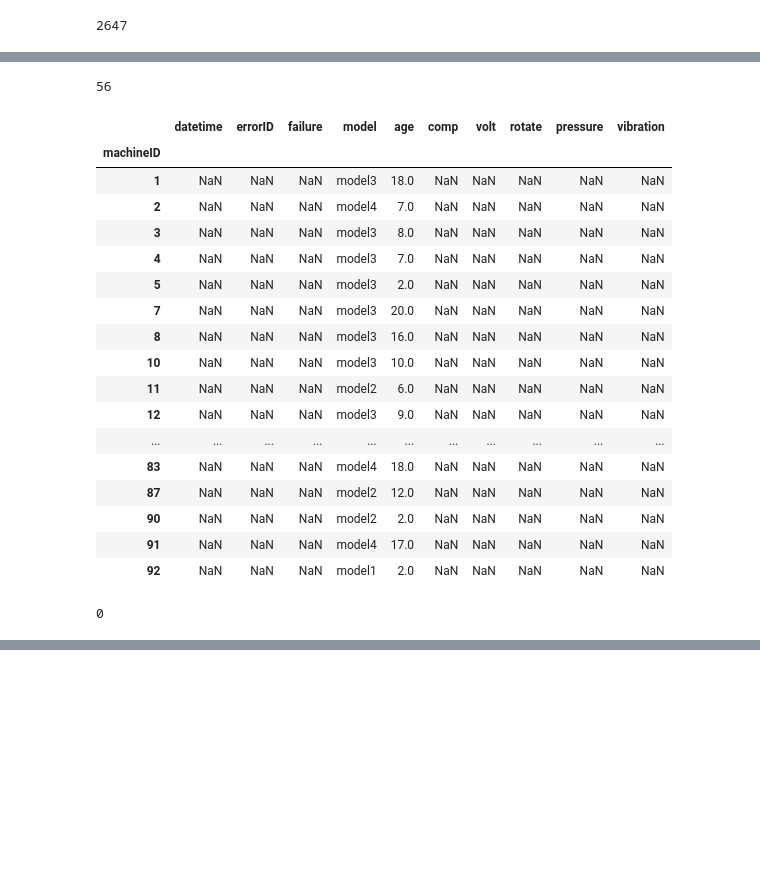
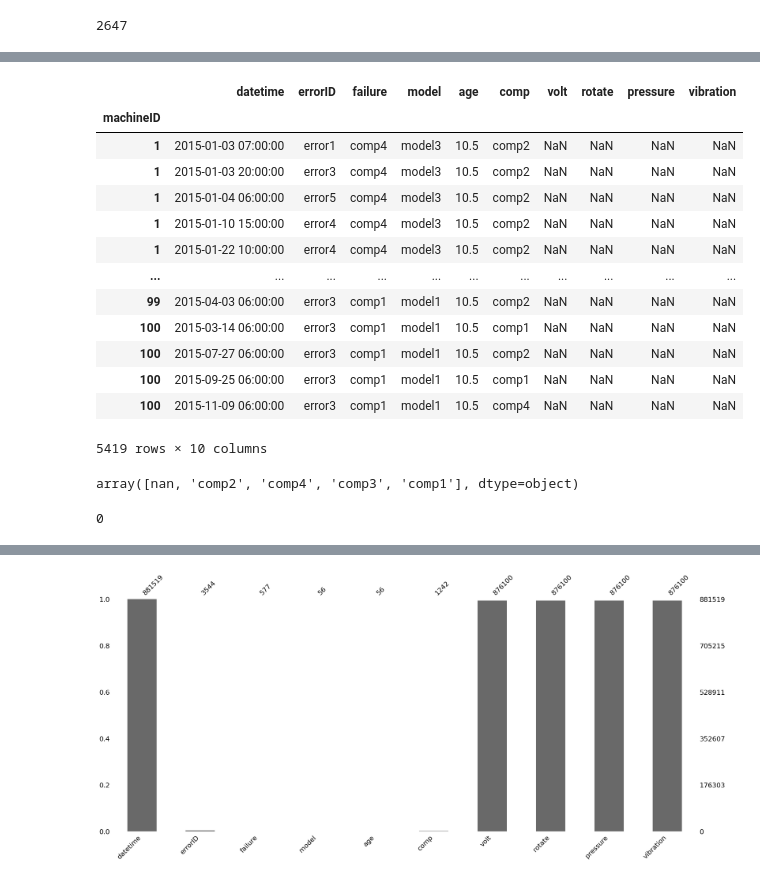
Before and after one commit to Brian342/RedBull_SensorSync, a Jupyter notebook: SensorSync.ipynb, the cells around one changed output, grey strips where cells are left out. Cells and saved outputs as stored; diff of their text form; code cells hidden in the pictures; blank space fills up the shorter version.

```diff
--- a/SensorSync.ipynb
+++ b/SensorSync.ipynb
@@ -207,41 +208,39 @@ vibration      5419
 dtype: int64
 # %%
-# checking for Null values in each column
-combine_copy['datetime'].isna().sum()
+# display all the null values on a cell
+combine_copy[combine_copy['volt'].isna()]
 # %% [output]
+|  | datetime | errorID | failure | model | age | comp | volt | rotate | pressure | vibration |
+| machineID |  |  |  |  |  |  |  |  |  |  |
+| 1 | 2015-01-03 07:00:00 | error1 | comp4 | model3 | 10.5 | comp2 | NaN | NaN | NaN | NaN |
+| 1 | 2015-01-03 20:00:00 | error3 | comp4 | model3 | 10.5 | comp2 | NaN | NaN | NaN | NaN |
+| 1 | 2015-01-04 06:00:00 | error5 | comp4 | model3 | 10.5 | comp2 | NaN | NaN | NaN | NaN |
+| 1 | 2015-01-10 15:00:00 | error4 | comp4 | model3 | 10.5 | comp2 | NaN | NaN | NaN | NaN |
+| 1 | 2015-01-22 10:00:00 | error4 | comp4 | model3 | 10.5 | comp2 | NaN | NaN | NaN | NaN |
+| ... | ... | ... | ... | ... | ... | ... | ... | ... | ... | ... |
+| 99 | 2015-04-03 06:00:00 | error3 | comp1 | model1 | 10.5 | comp2 | NaN | NaN | NaN | NaN |
+| 100 | 2015-03-14 06:00:00 | error3 | comp1 | model1 | 10.5 | comp1 | NaN | NaN | NaN | NaN |
+| 100 | 2015-07-27 06:00:00 | error3 | comp1 | model1 | 10.5 | comp2 | NaN | NaN | NaN | NaN |
+| 100 | 2015-09-25 06:00:00 | error3 | comp1 | model1 | 10.5 | comp1 | NaN | NaN | NaN | NaN |
+| 100 | 2015-11-09 06:00:00 | error3 | comp1 | model1 | 10.5 | comp4 | NaN | NaN | NaN | NaN |
-56
+5419 rows × 10 columns
 # %%
 # display all the rows and columns
 pd.reset_option("display.max_rows", None)
+# %%
+combine_copy['comp'].unique()
+# %% [output]
+array([nan, 'comp2', 'comp4', 'comp3', 'comp1'], dtype=object)
 # %%
-# display all the null values on a cell
-combine_copy[combine_copy['datetime'].isna()]
+# filling null values on all the cell
+combine_copy['volt'].bfill(inplace=True)
-# %% [output]
-|  | datetime | errorID | failure | model | age | comp | volt | rotate | pressure | vibration |
-| machineID |  |  |  |  |  |  |  |  |  |  |
-| 1 | NaN | NaN | NaN | model3 | 18.0 | NaN | NaN | NaN | NaN | NaN |
-| 2 | NaN | NaN | NaN | model4 | 7.0 | NaN | NaN | NaN | NaN | NaN |
-| 3 | NaN | NaN | NaN | model3 | 8.0 | NaN | NaN | NaN | NaN | NaN |
-| 4 | NaN | NaN | NaN | model3 | 7.0 | NaN | NaN | NaN | NaN | NaN |
-| 5 | NaN | NaN | NaN | model3 | 2.0 | NaN | NaN | NaN | NaN | NaN |
-| 7 | NaN | NaN | NaN | model3 | 20.0 | NaN | NaN | NaN | NaN | NaN |
-| 8 | NaN | NaN | NaN | model3 | 16.0 | NaN | NaN | NaN | NaN | NaN |
-| 10 | NaN | NaN | NaN | model3 | 10.0 | NaN | NaN | NaN | NaN | NaN |
-| 11 | NaN | NaN | NaN | model2 | 6.0 | NaN | NaN | NaN | NaN | NaN |
-| 12 | NaN | NaN | NaN | model3 | 9.0 | NaN | NaN | NaN | NaN | NaN |
-| ... | ... | ... | ... | ... | ... | ... | ... | ... | ... | ... |
-| 83 | NaN | NaN | NaN | model4 | 18.0 | NaN | NaN | NaN | NaN | NaN |
-| 87 | NaN | NaN | NaN | model2 | 12.0 | NaN | NaN | NaN | NaN | NaN |
-| 90 | NaN | NaN | NaN | model2 | 2.0 | NaN | NaN | NaN | NaN | NaN |
-| 91 | NaN | NaN | NaN | model4 | 17.0 | NaN | NaN | NaN | NaN | NaN |
-| 92 | NaN | NaN | NaN | model1 | 2.0 | NaN | NaN | NaN | NaN | NaN |
 # %%
 # filling null values on all the cell
-combine_copy['datetime'].ffill(inplace=True)
+# combine_copy['age'].fillna(combine_copy['age'].median(),inplace=True)
-# %%
-combine_copy['datetime'].isna().sum()
-# %% [output]
-0
+# %%
+combine_copy['volt'].isna().sum()
+# %% [output]
+0
 # %%
-sample_date
+msno.bar(combine_copy)
 # %% [output]
@@ -260,0 +248 @@ Name: datetime, Length: 881519, dtype: object
+[figure, added]
```
Also changed, not shown: parts of 4 cells of this notebook.
